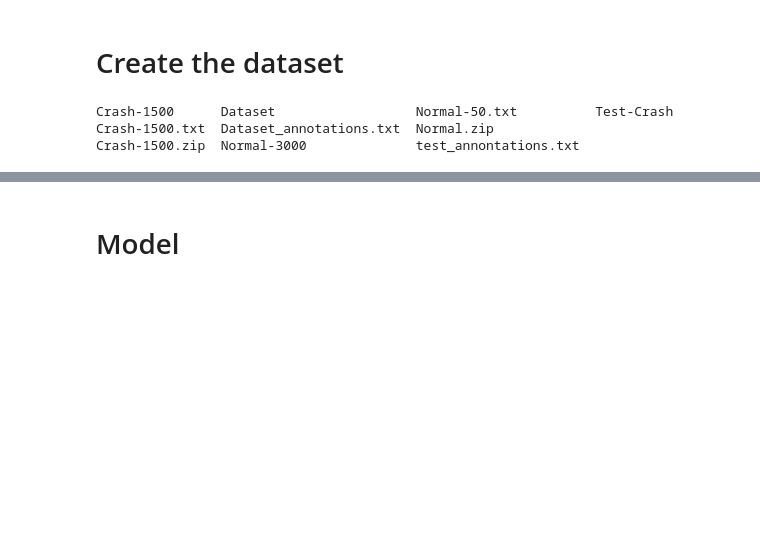
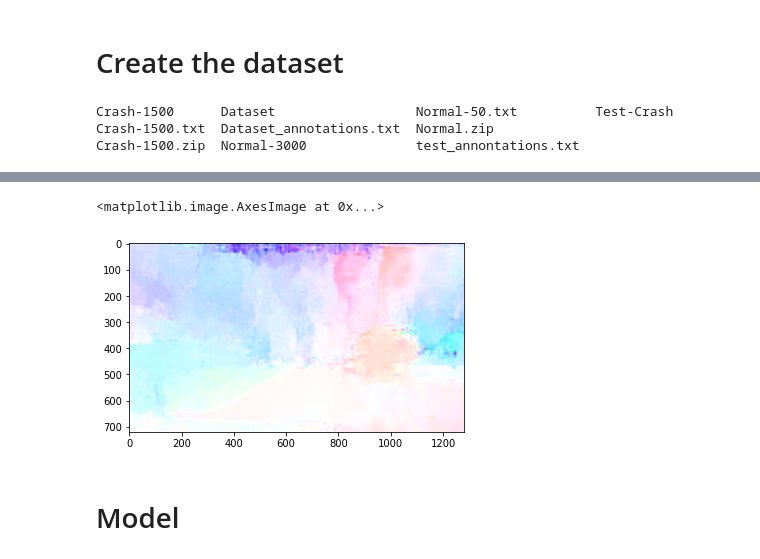
Before and after one commit to Colonna17/Collision_Avoidance-Sapienza_Vision_and_Perception, a Jupyter notebook: notebooks/CCD_Classification_flow&lstm.ipynb, the cells around one changed output, grey strips where cells are left out. Saved outputs shown, nothing was run; the diff lists cells and outputs as text; code cells hidden in the pictures; blank space fills up the shorter version.

```diff
--- a/notebooks/CCD_Classification_flow&lstm.ipynb
+++ b/notebooks/CCD_Classification_flow&lstm.ipynb
@@ -152,0 +176,22 @@ Annotation:  0
+# %%
+class OpticalFlowEstimator(nn.Module):
+    def __init__(self, parameters):
+        super().__init__()
+        self.device = parameters.device
+
+        weights = Raft_Small_Weights.DEFAULT
+        self.transforms = weights.transforms()
+        self.estimator = raft_small(weights=Raft_Small_Weights.DEFAULT, progress=False).to(device)
+
+        for param in self.parameters():
+            param.requires_grad = False # We don't want to train this model.
+
+    def forward(self, frame0, frame1):
+        # apply transforms?
+        # frames = torch.stack([frame0, frame1])
+
+        return self.estimator(frame0, frame1)
+# %%
+optical = OpticalFlowEstimator(params)
+optical.eval()
+print()
@@ -152,0 +206,2 @@ Annotation:  0
+# %%
+out = optical(frame0, frame1)
@@ -152,0 +212,6 @@ Annotation:  0
+# %%
+flow = flow_to_image(out[-1]).squeeze(0)
+plt.imshow(F.to_pil_image(flow.to("cpu")))
+# %% [output]
+<matplotlib.image.AxesImage at 0x...>
+[figure, added]
```
Also changed, not shown: parts of 12 cells of this notebook.
